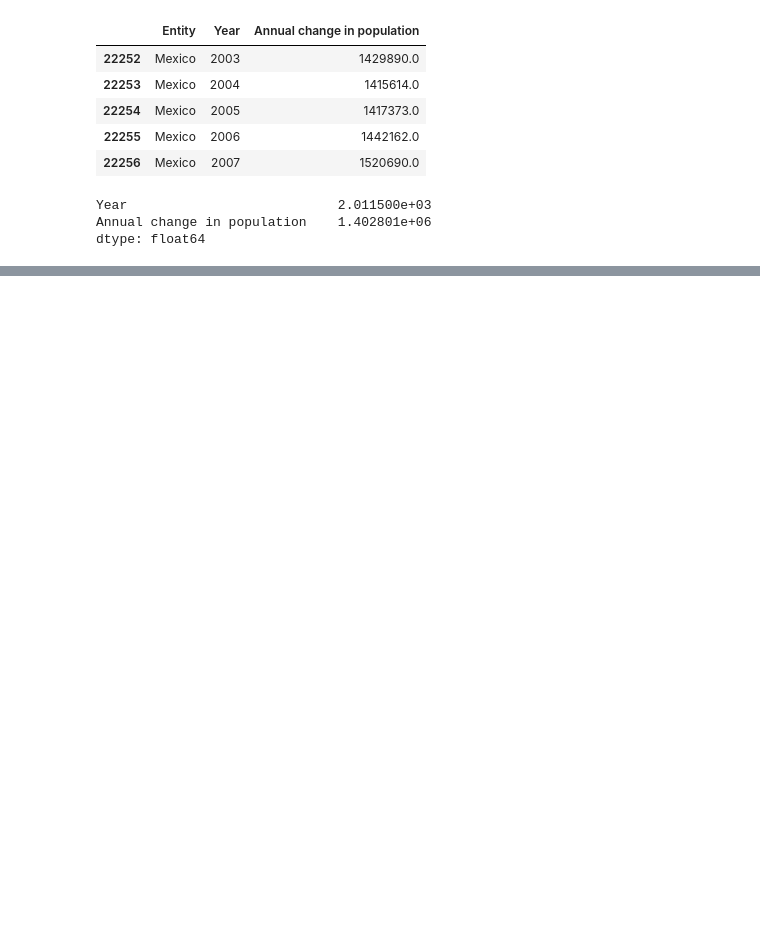
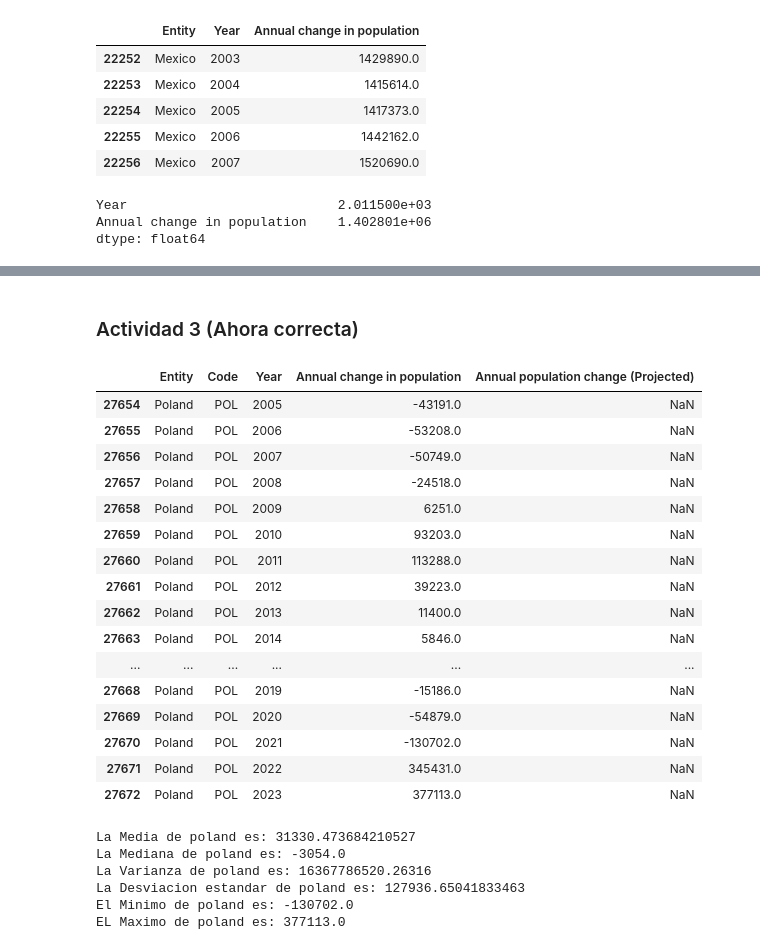
Before and after one commit to SantiagoPS2003/U1_1_probabilidad_estadistica, a Jupyter notebook: notebooks/01_evolucion_poblacional.ipynb, the cells around one changed output, grey strips where cells are left out. Drawn from its saved outputs; the diff is of its cells as text; code cells hidden in the pictures; blank space fills up the shorter version.

```diff
--- a/notebooks/01_evolucion_poblacional.ipynb
+++ b/notebooks/01_evolucion_poblacional.ipynb
@@ -179,0 +294,38 @@ dtype: float64
+# %% [markdown]
+### Actividad 3 (Ahora correcta)
+# %%
+df_poland = dataframe.loc[(dataframe["Entity"] == "Poland") & (dataframe["Year"] >= 2005) & (dataframe["Year"] <= 2023)]
+df_poland_a = dataframe.loc[(dataframe["Entity"] == "Poland") & (dataframe["Year"]  >= 2005) & (dataframe["Year"] <= 2023),"Annual change in population"]
+df_poland
+# %% [output]
+|  | Entity | Code | Year | Annual change in population | Annual population change (Projected) |
+| 27654 | Poland | POL | 2005 | -43191.0 | NaN |
+| 27655 | Poland | POL | 2006 | -53208.0 | NaN |
+| 27656 | Poland | POL | 2007 | -50749.0 | NaN |
+| 27657 | Poland | POL | 2008 | -24518.0 | NaN |
+| 27658 | Poland | POL | 2009 | 6251.0 | NaN |
+| 27659 | Poland | POL | 2010 | 93203.0 | NaN |
+| 27660 | Poland | POL | 2011 | 113288.0 | NaN |
+| 27661 | Poland | POL | 2012 | 39223.0 | NaN |
+| 27662 | Poland | POL | 2013 | 11400.0 | NaN |
+| 27663 | Poland | POL | 2014 | 5846.0 | NaN |
+| ... | ... | ... | ... | ... | ... |
+| 27668 | Poland | POL | 2019 | -15186.0 | NaN |
+| 27669 | Poland | POL | 2020 | -54879.0 | NaN |
+| 27670 | Poland | POL | 2021 | -130702.0 | NaN |
+| 27671 | Poland | POL | 2022 | 345431.0 | NaN |
+| 27672 | Poland | POL | 2023 | 377113.0 | NaN |
+# %%
+print("La Media de poland es:", df_poland_a.mean())
+print("La Mediana de poland es:", df_poland_a.median())
+print("La Varianza de poland es:", df_poland_a.var())
+print("La Desviacion estandar de poland es:", df_poland_a.std())
+print("El Minimo de poland es:", df_poland_a.min())
+print("EL Maximo de poland es:", df_poland_a.max())
+# %% [output]
+La Media de poland es: 31330.473684210527
+La Mediana de poland es: -3054.0
+La Varianza de poland es: 16367786520.26316
+La Desviacion estandar de poland es: 127936.65041833463
+El Minimo de poland es: -130702.0
+EL Maximo de poland es: 377113.0
```
Also changed, not shown: parts of 11 cells of this notebook, 1 other file.
